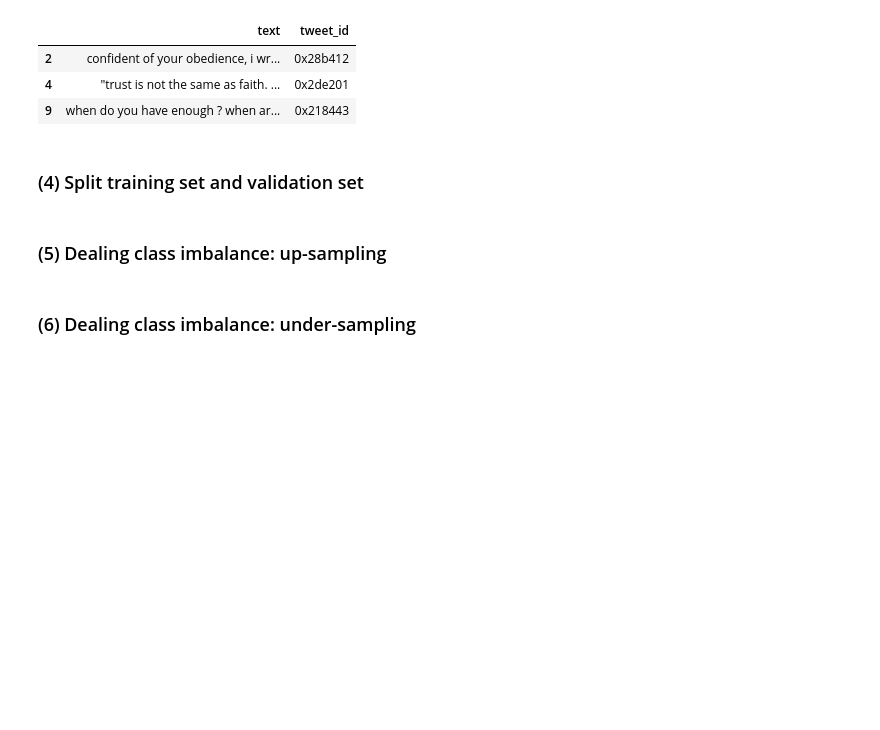
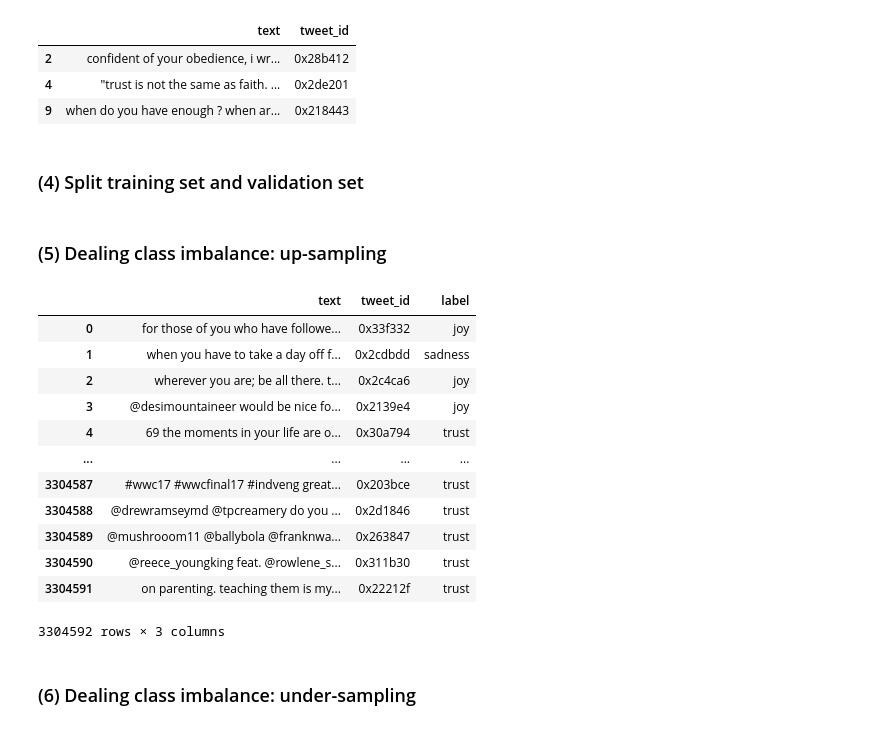
Before and after one commit to Coffeeps/DM, a Jupyter notebook: HW2_0125.ipynb, the cells around one changed output. Drawn from its saved outputs; the diff is of its cells as text; code cells hidden in the pictures; blank space fills up the shorter version.

```diff
--- a/HW2_0125.ipynb
+++ b/HW2_0125.ipynb
@@ -605,13 +613,28 @@ data_train, data_valid = train_test_split(data_train, test_size=0.2, random_stat
 # %%
 from imblearn.over_sampling import RandomOverSampler
 
 X_train = data_train
 y_train = data_train['label']
 
 ros = RandomOverSampler(random_state=42)
 X_res, y_res = ros.fit_resample(X_train, y_train)
 
 data_train_up = pd.DataFrame(X_res)
+X_res
+# %% [output]
+|  | text | tweet_id | label |
+| 0 | for those of you who have followe... | 0x33f332 | joy |
+| 1 | when you have to take a day off f... | 0x2cdbdd | sadness |
+| 2 | wherever you are; be all there. t... | 0x2c4ca6 | joy |
+| 3 | @desimountaineer would be nice fo... | 0x2139e4 | joy |
+| 4 | 69 the moments in your life are o... | 0x30a794 | trust |
+| ... | ... | ... | ... |
+| 3304587 | #wwc17 #wwcfinal17 #indveng great... | 0x203bce | trust |
+| 3304588 | @drewramseymd @tpcreamery do you ... | 0x2d1846 | trust |
+| 3304589 | @mushrooom11 @ballybola @franknwa... | 0x263847 | trust |
+| 3304590 | @reece_youngking feat. @rowlene_s... | 0x311b30 | trust |
+| 3304591 | on parenting. teaching them is my... | 0x22212f | trust |
+3304592 rows × 3 columns
 # %% [markdown]
 ### (6) Dealing class imbalance: under-sampling
 # %%
```
Also changed, not shown: parts of 8 cells of this notebook.
